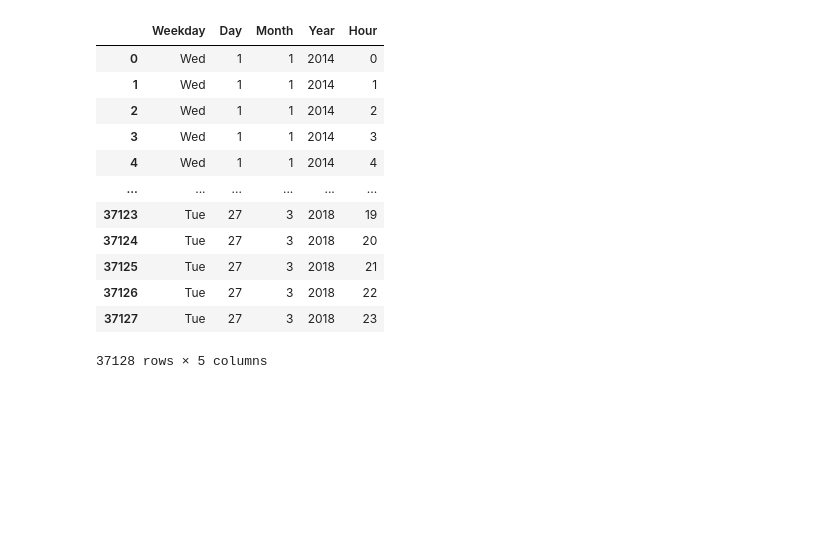
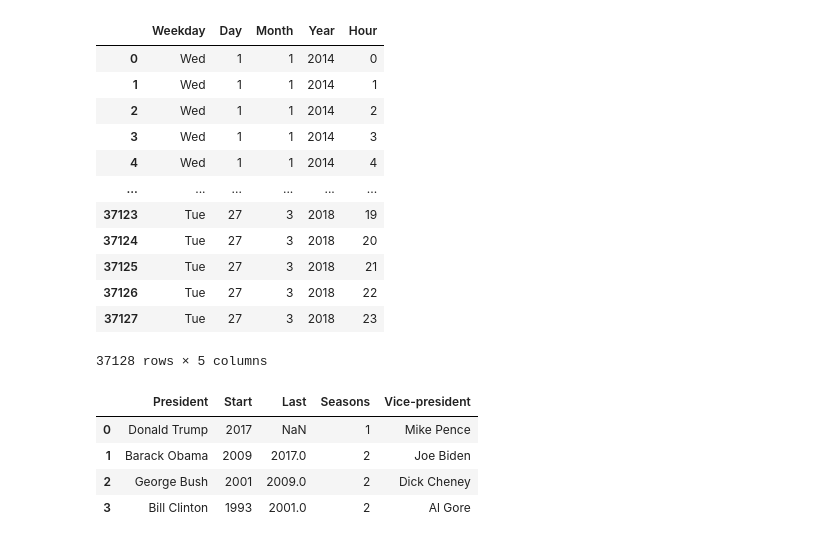
Before and after one commit to annassanchez/HY-2021-DataScience, a Jupyter notebook: week04/Week04.ipynb, the cells around one changed output. Drawn from its saved outputs; the diff is of its cells as text; code cells hidden in the pictures; blank space fills up the shorter version.

```diff
--- a/week04/Week04.ipynb
+++ b/week04/Week04.ipynb
@@ -923,7 +923,29 @@ def split_date():
     d["Month"] = d["Month"].map(months)
     d = d.astype({"Weekday": object, "Day": int, "Month": int, "Year": int, "Hour": int})
     return d
-# %%
-##exercise 17: cleaning data
-def cleaning_data():
-    return clean
+# %%
+##exercise 17: cleaning data
+def cleaning_data():
+    kk = pd.read_csv("src/presidents.tsv", sep="\t")
+    kk['Start'] = kk['Start'].str.split(expand=True)[0]
+    kk = kk.replace("-", np.nan)
+    kk = kk.replace("two", 2)
+    kk['President'] = kk['President'].str.title()
+    kk[["surname", "name"]] = kk['President'].str.split(",", expand = True)
+    kk["name"] = kk["name"].fillna('', axis = 0)
+    kk['President'] = (kk['name'] + " " + kk["surname"]).str.lstrip()
+    kk['Vice-president'] = kk['Vice-president'].str.title()
+    kk[["surname", "name"]] = kk['Vice-president'].str.split(",", expand = True)
+    kk["name"] = kk["name"].fillna('', axis = 0)
+    kk['Vice-president'] = (kk['name'] + " " + kk["surname"]).str.lstrip()
+    kk.drop(["name", "surname"], inplace = True, axis = 1)
+    kk = kk.astype({'President':object, 'Start': int, 'Last':float, 'Seasons':int, 'Vice-president':object})
+    return kk
+# %%
+cleaning_data()
+# %% [output]
+|  | President | Start | Last | Seasons | Vice-president |
+| 0 | Donald Trump | 2017 | NaN | 1 | Mike Pence |
+| 1 | Barack Obama | 2009 | 2017.0 | 2 | Joe Biden |
+| 2 | George Bush | 2001 | 2009.0 | 2 | Dick Cheney |
+| 3 | Bill Clinton | 1993 | 2001.0 | 2 | Al Gore |
```
Also changed, not shown: parts of 1 cell of this notebook.
